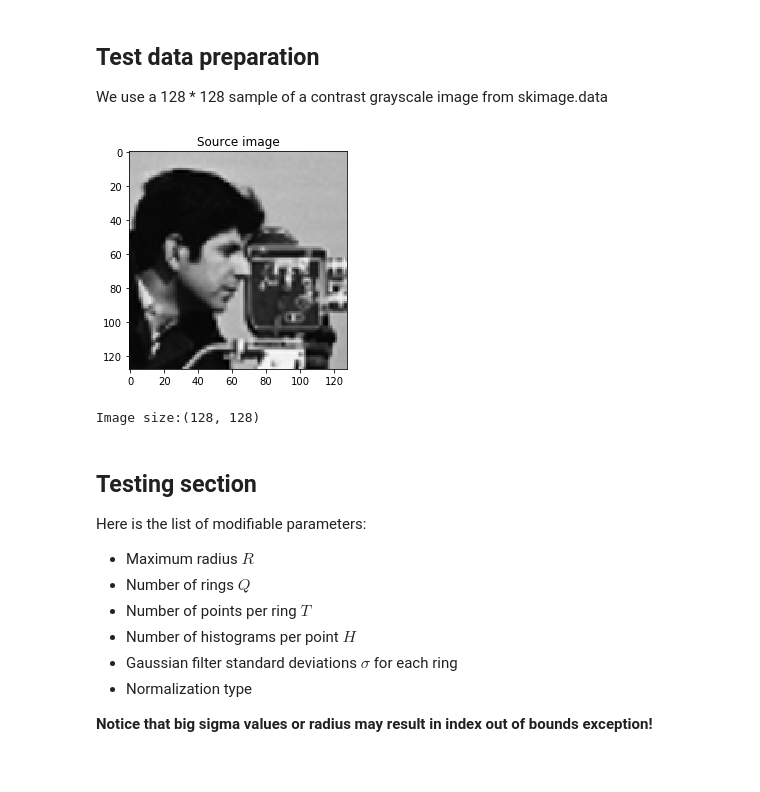
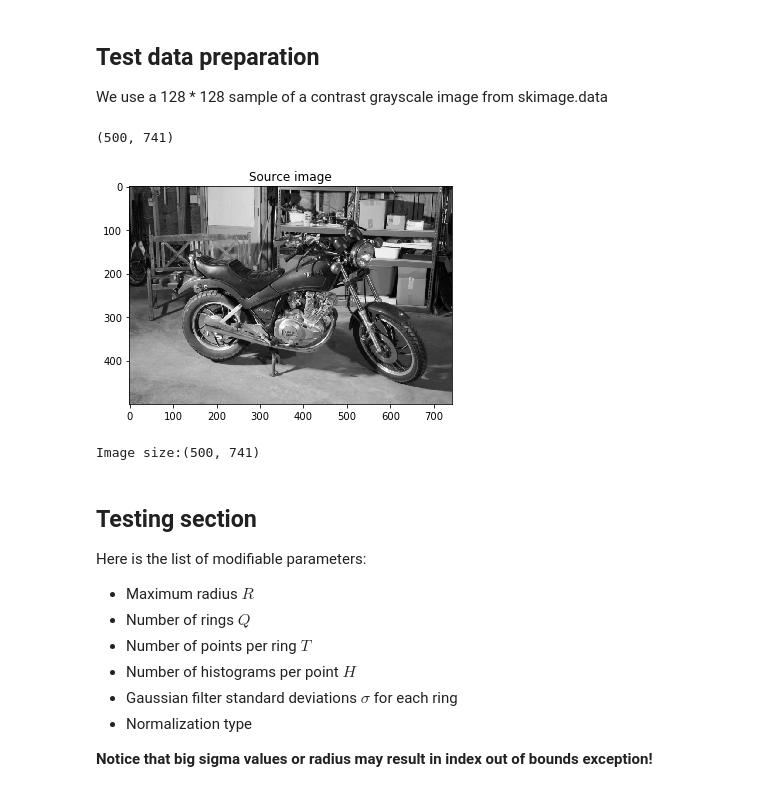
Before and after one commit to aisus/masters, a Jupyter notebook: daisy-descriptor/daisy-dense.ipynb, the cells around one changed output. Drawn from its saved outputs; the diff is of its cells as text; code cells hidden in the pictures.

```diff
--- a/daisy-descriptor/daisy-dense.ipynb
+++ b/daisy-descriptor/daisy-dense.ipynb
@@ -177,19 +194,20 @@ def plot_xy(x, y, title='', xlabel='', ylabel=''):
 # %% [markdown]
 ## Test data preparation
 We use a 128 * 128 sample of a contrast grayscale image from skimage.data
-# %%
-img_src = data.camera()
-
-center = [128, 256]
-size = [128, 128]
-
-image = img_src[int(center[0]-size[0] / 2):int(center[0]+size[0] / 2),
-           int(center[1]-size[1] / 2):int(center[1]+size[1] / 2)]
-imgshow(image, 'Source image')
-print(f'Image size:{image.shape}')
-# %% [output]
-[figure, removed]
-Image size:(128, 128)
+# %%
+img_left, img_right, disp = data.stereo_motorcycle()
+
+img_src = rgb2gray(img_as_float(img_left))
+
+print(img_src.shape)
+
+image = img_src
+imgshow(image, 'Source image')
+print(f'Image size:{image.shape}')
+# %% [output]
+(500, 741)
+[figure, added]
+Image size:(500, 741)
 # %% [markdown]
 ## Testing section
 Here is the list of modifiable parameters:
```
Also changed, not shown: parts of 7 cells of this notebook, 1 other file.
